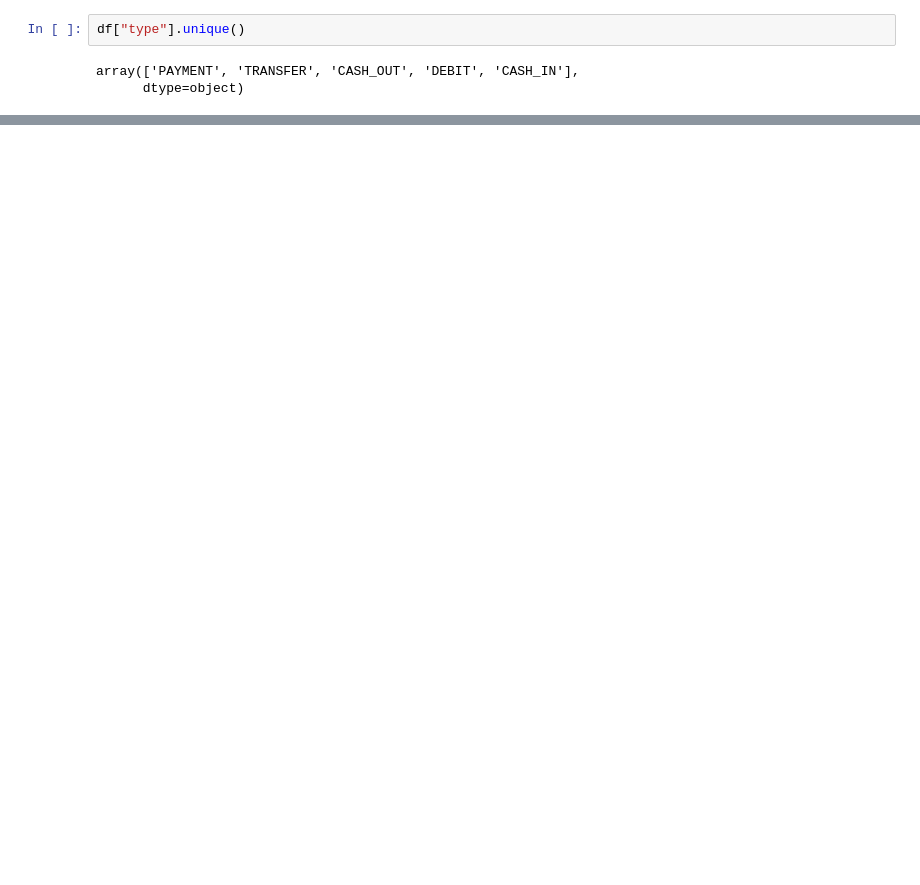
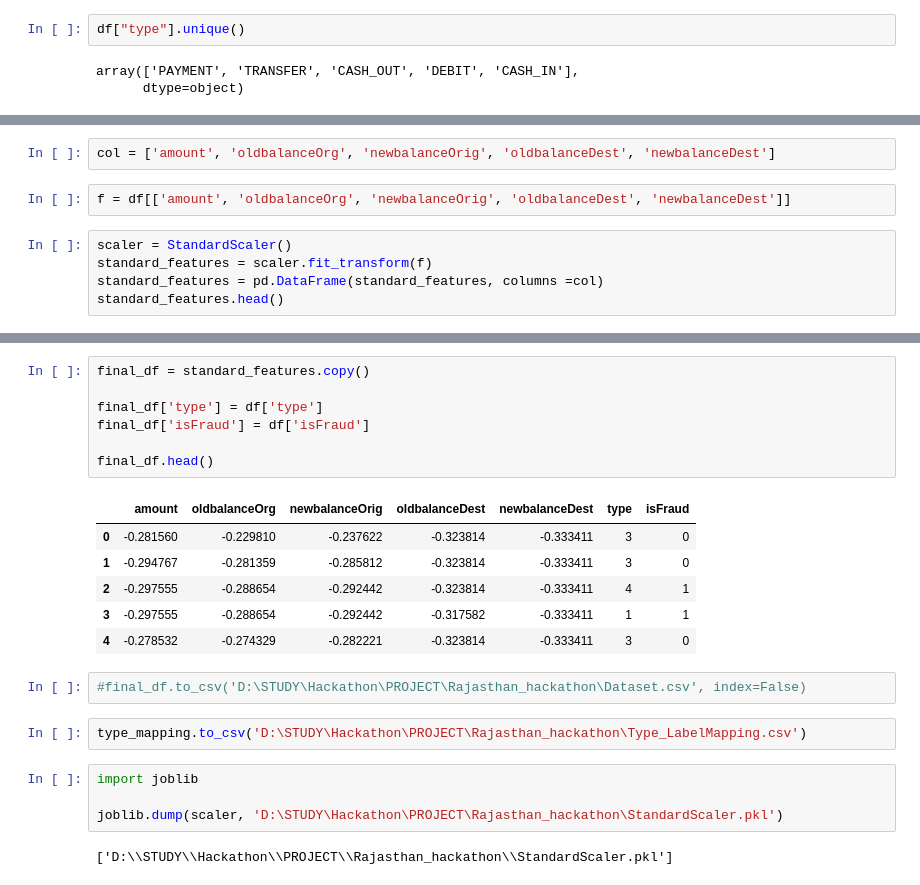
Before and after one commit to Dharil33/Rajasthan_hackathon, a Jupyter notebook: EDA.ipynb, the cells around one changed output, grey strips where cells are left out. Drawn from its saved outputs; the diff is of its cells as text; blank space fills up the shorter version.

```diff
--- a/EDA.ipynb
+++ b/EDA.ipynb
@@ -61,0 +110,9 @@ array(['PAYMENT', 'TRANSFER', 'CASH_OUT', 'DEBIT', 'CASH_IN'],
+# %%
+col = ['amount', 'oldbalanceOrg', 'newbalanceOrig', 'oldbalanceDest', 'newbalanceDest']
+# %%
+f = df[['amount', 'oldbalanceOrg', 'newbalanceOrig', 'oldbalanceDest', 'newbalanceDest']]
+# %%
+scaler = StandardScaler()
+standard_features = scaler.fit_transform(f)
+standard_features = pd.DataFrame(standard_features, columns =col)
+standard_features.head()
@@ -61,0 +126,24 @@ array(['PAYMENT', 'TRANSFER', 'CASH_OUT', 'DEBIT', 'CASH_IN'],
+# %%
+final_df = standard_features.copy()
+
+final_df['type'] = df['type']
+final_df['isFraud'] = df['isFraud']
+
+final_df.head()
+# %% [output]
+|  | amount | oldbalanceOrg | newbalanceOrig | oldbalanceDest | newbalanceDest | type | isFraud |
+| 0 | -0.281560 | -0.229810 | -0.237622 | -0.323814 | -0.333411 | 3 | 0 |
+| 1 | -0.294767 | -0.281359 | -0.285812 | -0.323814 | -0.333411 | 3 | 0 |
+| 2 | -0.297555 | -0.288654 | -0.292442 | -0.323814 | -0.333411 | 4 | 1 |
+| 3 | -0.297555 | -0.288654 | -0.292442 | -0.317582 | -0.333411 | 1 | 1 |
+| 4 | -0.278532 | -0.274329 | -0.282221 | -0.323814 | -0.333411 | 3 | 0 |
+# %%
+#final_df.to_csv('D:\STUDY\Hackathon\PROJECT\Rajasthan_hackathon\Dataset.csv', index=False)
+# %%
+type_mapping.to_csv('D:\STUDY\Hackathon\PROJECT\Rajasthan_hackathon\Type_LabelMapping.csv')
+# %%
+import joblib
+
+joblib.dump(scaler, 'D:\STUDY\Hackathon\PROJECT\Rajasthan_hackathon\StandardScaler.pkl')
+# %% [output]
+['D:\\STUDY\\Hackathon\\PROJECT\\Rajasthan_hackathon\\StandardScaler.pkl']
```
Also changed, not shown: parts of 9 cells of this notebook.
